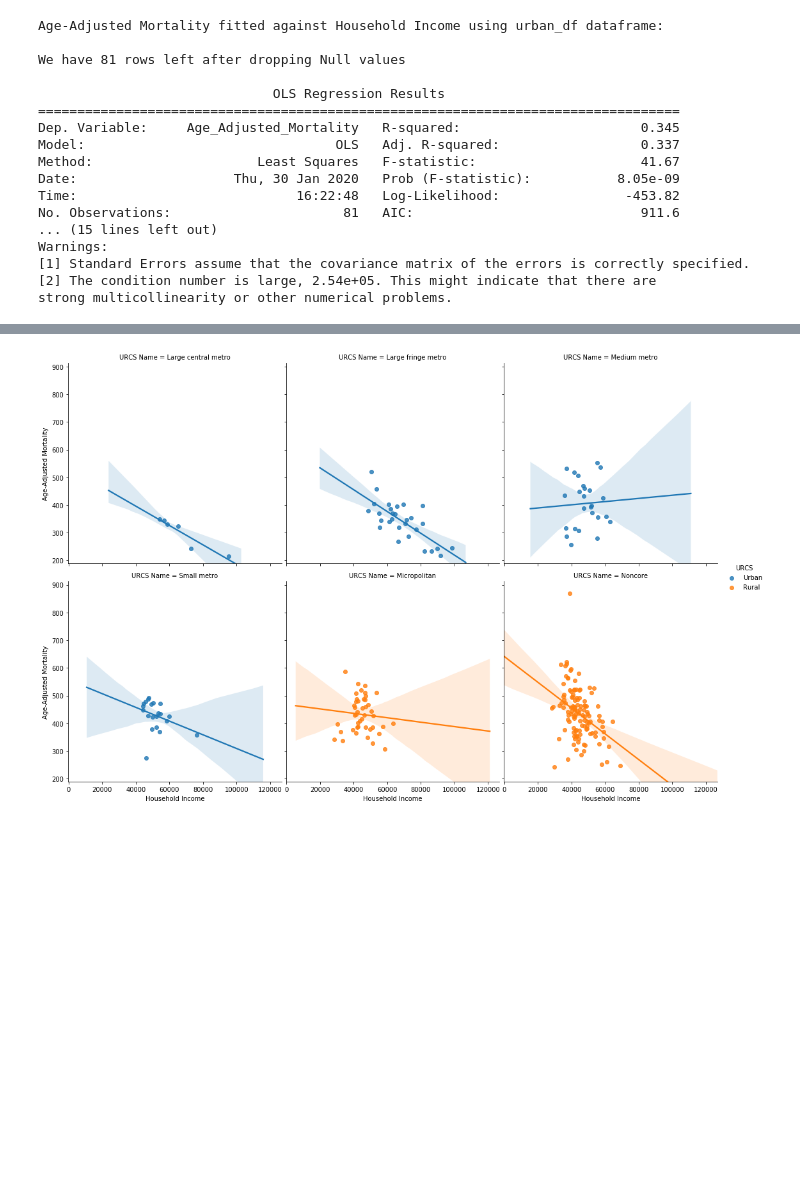
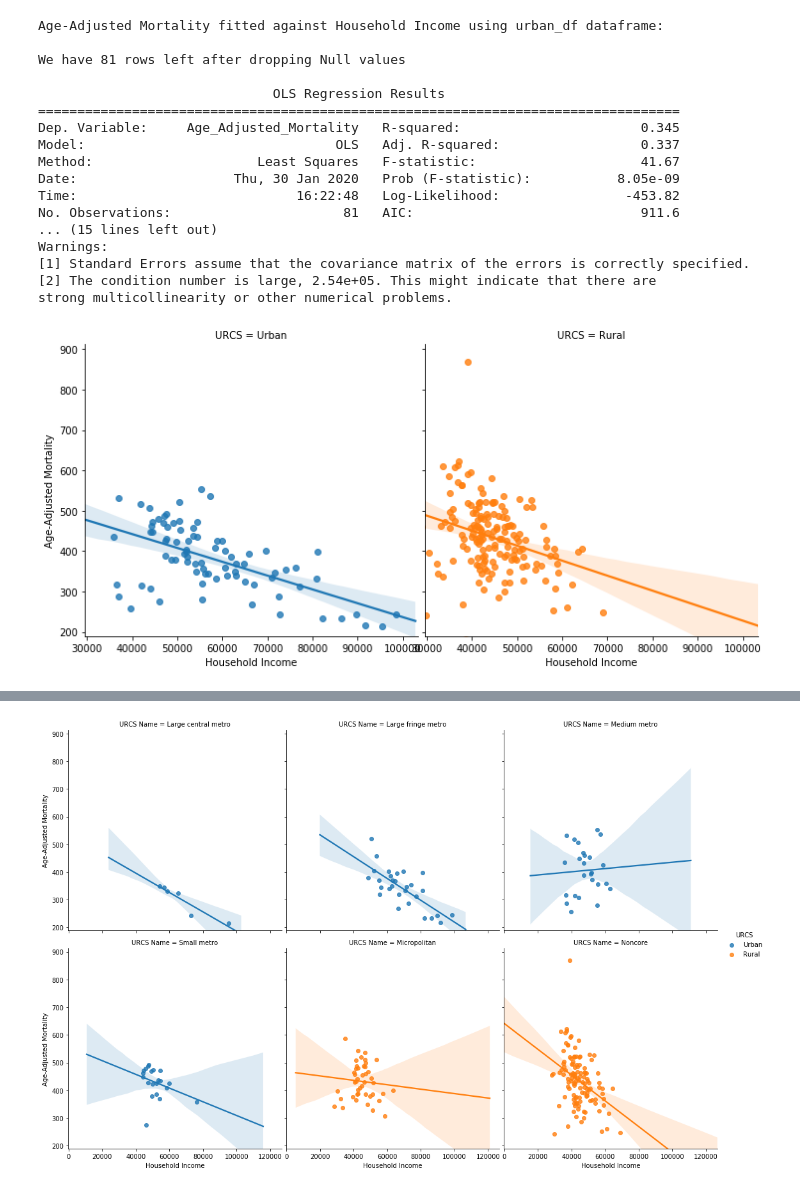
Before and after one commit to kipmadden/Urban-vs.-Rural-Health-Outcomes, a Jupyter notebook: Kip2.ipynb, the cells around one changed output, grey strips where cells are left out. Cells and saved outputs as stored; diff of their text form; code cells hidden in the pictures; blank space fills up the shorter version.

```diff
--- a/Kip2.ipynb
+++ b/Kip2.ipynb
@@ -373,3 +374,7 @@ Warnings:
 [1] Standard Errors assume that the covariance matrix of the errors is correctly specified.
 [2] The condition number is large, 2.54e+05. This might indicate that there are
 strong multicollinearity or other numerical problems.
+# %%
+makePanelScatterplot(all_df,"Household Income","Age-Adjusted Mortality","URCS","URCS")
+# %% [output]
+[figure, added]
```
Also changed, not shown: parts of 28 cells of this notebook.
